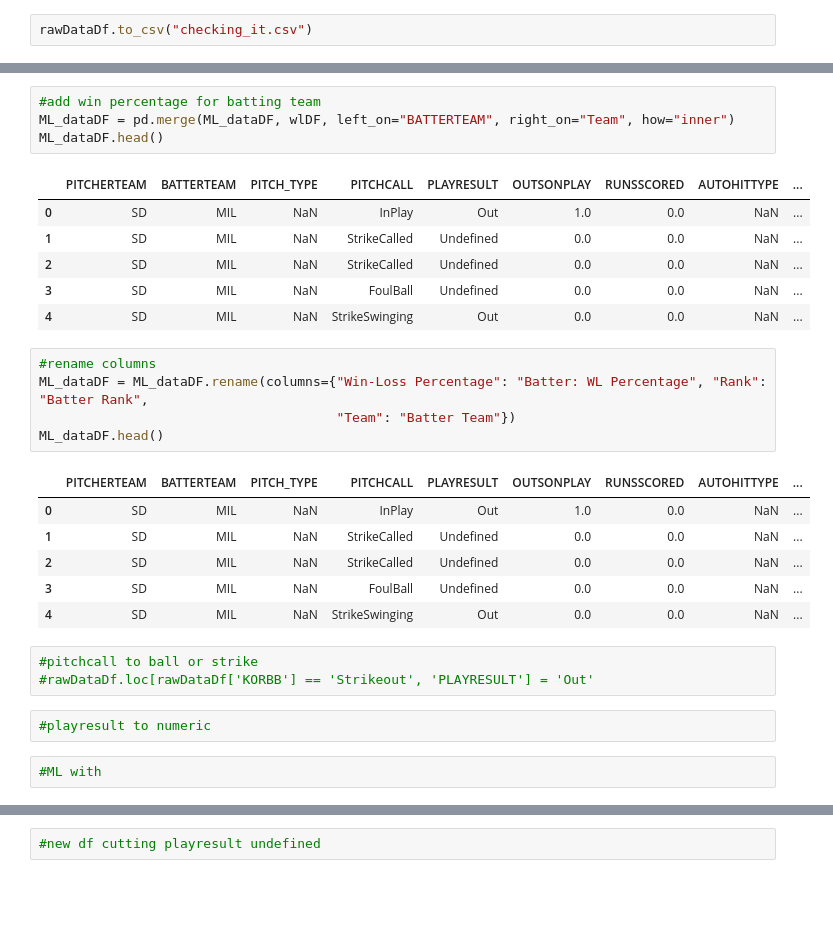
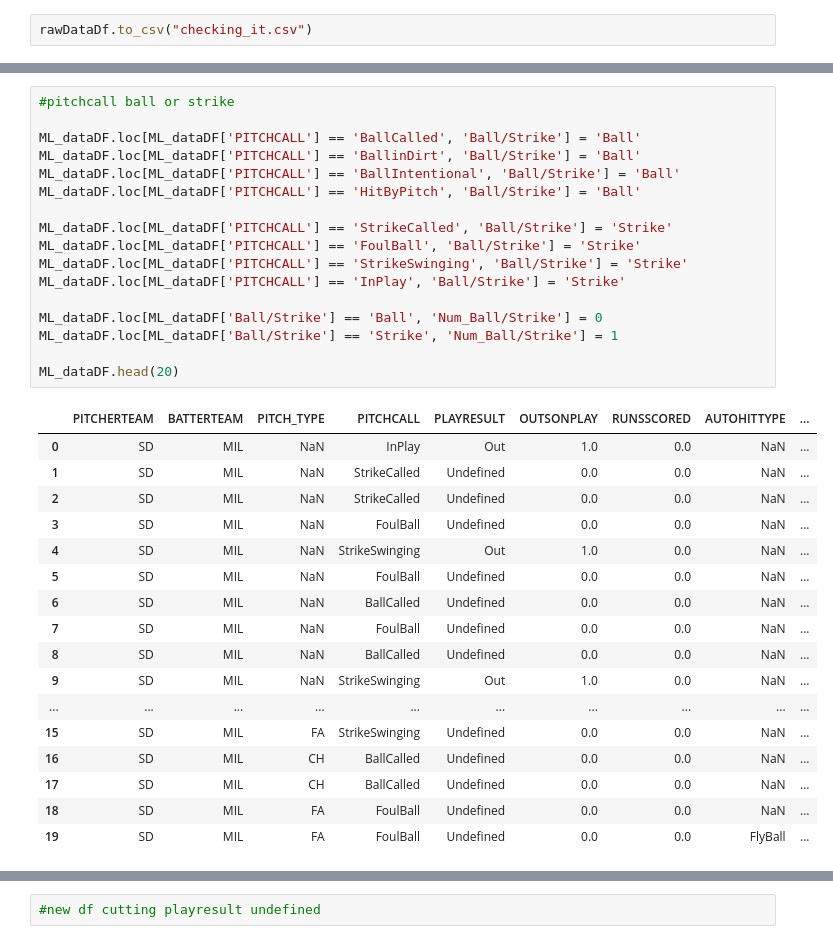
Before and after one commit to Betsy-Kalkwarf/MLB-Predictions, a Jupyter notebook: MLB_Clean.ipynb, the cells around one changed output, grey strips where cells are left out. Saved outputs shown, nothing was run; the diff lists cells and outputs as text; blank space fills up the shorter version.

```diff
--- a/MLB_Clean.ipynb
+++ b/MLB_Clean.ipynb
@@ -162,30 +193,35 @@ ML_dataDF.head()
-# %%
-#add win percentage for batting team
-ML_dataDF = pd.merge(ML_dataDF, wlDF, left_on="BATTERTEAM", right_on="Team", how="inner")
-ML_dataDF.head()
-# %% [output]
-|  | PITCHERTEAM | BATTERTEAM | PITCH_TYPE | PITCHCALL | PLAYRESULT | OUTSONPLAY | RUNSSCORED | AUTOHITTYPE | ... |
-| 0 | SD | MIL | NaN | InPlay | Out | 1.0 | 0.0 | NaN | ... |
-| 1 | SD | MIL | NaN | StrikeCalled | Undefined | 0.0 | 0.0 | NaN | ... |
-| 2 | SD | MIL | NaN | StrikeCalled | Undefined | 0.0 | 0.0 | NaN | ... |
-| 3 | SD | MIL | NaN | FoulBall | Undefined | 0.0 | 0.0 | NaN | ... |
-| 4 | SD | MIL | NaN | StrikeSwinging | Out | 0.0 | 0.0 | NaN | ... |
-# %%
-#rename columns
-ML_dataDF = ML_dataDF.rename(columns={"Win-Loss Percentage": "Batter: WL Percentage", "Rank": "Batter Rank",
-                                      "Team": "Batter Team"})
-ML_dataDF.head()
-# %% [output]
-|  | PITCHERTEAM | BATTERTEAM | PITCH_TYPE | PITCHCALL | PLAYRESULT | OUTSONPLAY | RUNSSCORED | AUTOHITTYPE | ... |
-| 0 | SD | MIL | NaN | InPlay | Out | 1.0 | 0.0 | NaN | ... |
-| 1 | SD | MIL | NaN | StrikeCalled | Undefined | 0.0 | 0.0 | NaN | ... |
-| 2 | SD | MIL | NaN | StrikeCalled | Undefined | 0.0 | 0.0 | NaN | ... |
-| 3 | SD | MIL | NaN | FoulBall | Undefined | 0.0 | 0.0 | NaN | ... |
-| 4 | SD | MIL | NaN | StrikeSwinging | Out | 0.0 | 0.0 | NaN | ... |
-# %%
-#pitchcall to ball or strike
-#rawDataDf.loc[rawDataDf['KORBB'] == 'Strikeout', 'PLAYRESULT'] = 'Out'
-# %%
-#playresult to numeric
-# %%
-#ML with
+# %%
+#pitchcall ball or strike
+
+ML_dataDF.loc[ML_dataDF['PITCHCALL'] == 'BallCalled', 'Ball/Strike'] = 'Ball'
+ML_dataDF.loc[ML_dataDF['PITCHCALL'] == 'BallinDirt', 'Ball/Strike'] = 'Ball'
+ML_dataDF.loc[ML_dataDF['PITCHCALL'] == 'BallIntentional', 'Ball/Strike'] = 'Ball'
+ML_dataDF.loc[ML_dataDF['PITCHCALL'] == 'HitByPitch', 'Ball/Strike'] = 'Ball'
+
+ML_dataDF.loc[ML_dataDF['PITCHCALL'] == 'StrikeCalled', 'Ball/Strike'] = 'Strike'
+ML_dataDF.loc[ML_dataDF['PITCHCALL'] == 'FoulBall', 'Ball/Strike'] = 'Strike'
+ML_dataDF.loc[ML_dataDF['PITCHCALL'] == 'StrikeSwinging', 'Ball/Strike'] = 'Strike'
+ML_dataDF.loc[ML_dataDF['PITCHCALL'] == 'InPlay', 'Ball/Strike'] = 'Strike'
+
+ML_dataDF.loc[ML_dataDF['Ball/Strike'] == 'Ball', 'Num_Ball/Strike'] = 0
+ML_dataDF.loc[ML_dataDF['Ball/Strike'] == 'Strike', 'Num_Ball/Strike'] = 1
+
+ML_dataDF.head(20)
+# %% [output]
+|  | PITCHERTEAM | BATTERTEAM | PITCH_TYPE | PITCHCALL | PLAYRESULT | OUTSONPLAY | RUNSSCORED | AUTOHITTYPE | ... |
+| 0 | SD | MIL | NaN | InPlay | Out | 1.0 | 0.0 | NaN | ... |
+| 1 | SD | MIL | NaN | StrikeCalled | Undefined | 0.0 | 0.0 | NaN | ... |
+| 2 | SD | MIL | NaN | StrikeCalled | Undefined | 0.0 | 0.0 | NaN | ... |
+| 3 | SD | MIL | NaN | FoulBall | Undefined | 0.0 | 0.0 | NaN | ... |
+| 4 | SD | MIL | NaN | StrikeSwinging | Out | 1.0 | 0.0 | NaN | ... |
+| 5 | SD | MIL | NaN | FoulBall | Undefined | 0.0 | 0.0 | NaN | ... |
+| 6 | SD | MIL | NaN | BallCalled | Undefined | 0.0 | 0.0 | NaN | ... |
+| 7 | SD | MIL | NaN | FoulBall | Undefined | 0.0 | 0.0 | NaN | ... |
+| 8 | SD | MIL | NaN | BallCalled | Undefined | 0.0 | 0.0 | NaN | ... |
+| 9 | SD | MIL | NaN | StrikeSwinging | Out | 1.0 | 0.0 | NaN | ... |
+| ... | ... | ... | ... | ... | ... | ... | ... | ... | ... |
+| 15 | SD | MIL | FA | StrikeSwinging | Undefined | 0.0 | 0.0 | NaN | ... |
+| 16 | SD | MIL | CH | BallCalled | Undefined | 0.0 | 0.0 | NaN | ... |
+| 17 | SD | MIL | CH | BallCalled | Undefined | 0.0 | 0.0 | NaN | ... |
+| 18 | SD | MIL | FA | FoulBall | Undefined | 0.0 | 0.0 | NaN | ... |
+| 19 | SD | MIL | FA | FoulBall | Undefined | 0.0 | 0.0 | FlyBall | ... |
```
Also changed, not shown: parts of 28 cells of this notebook.
